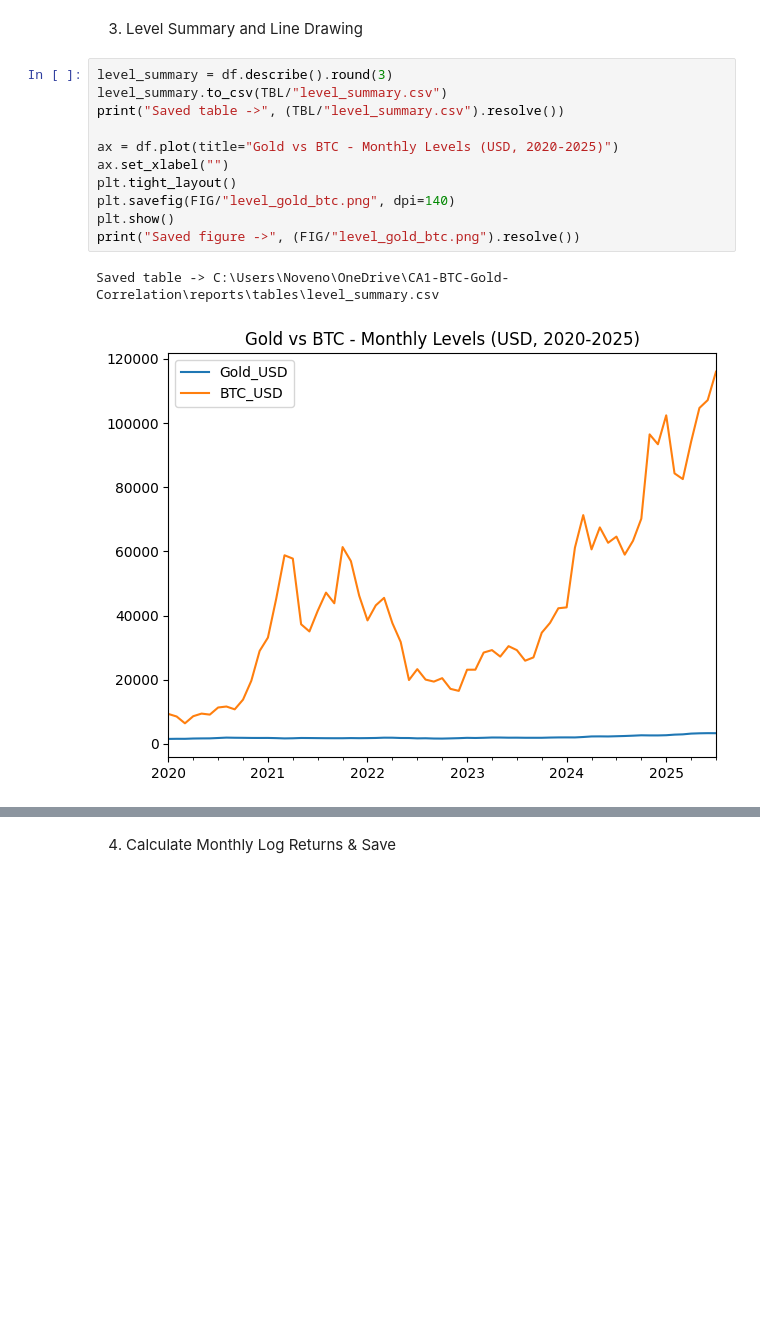
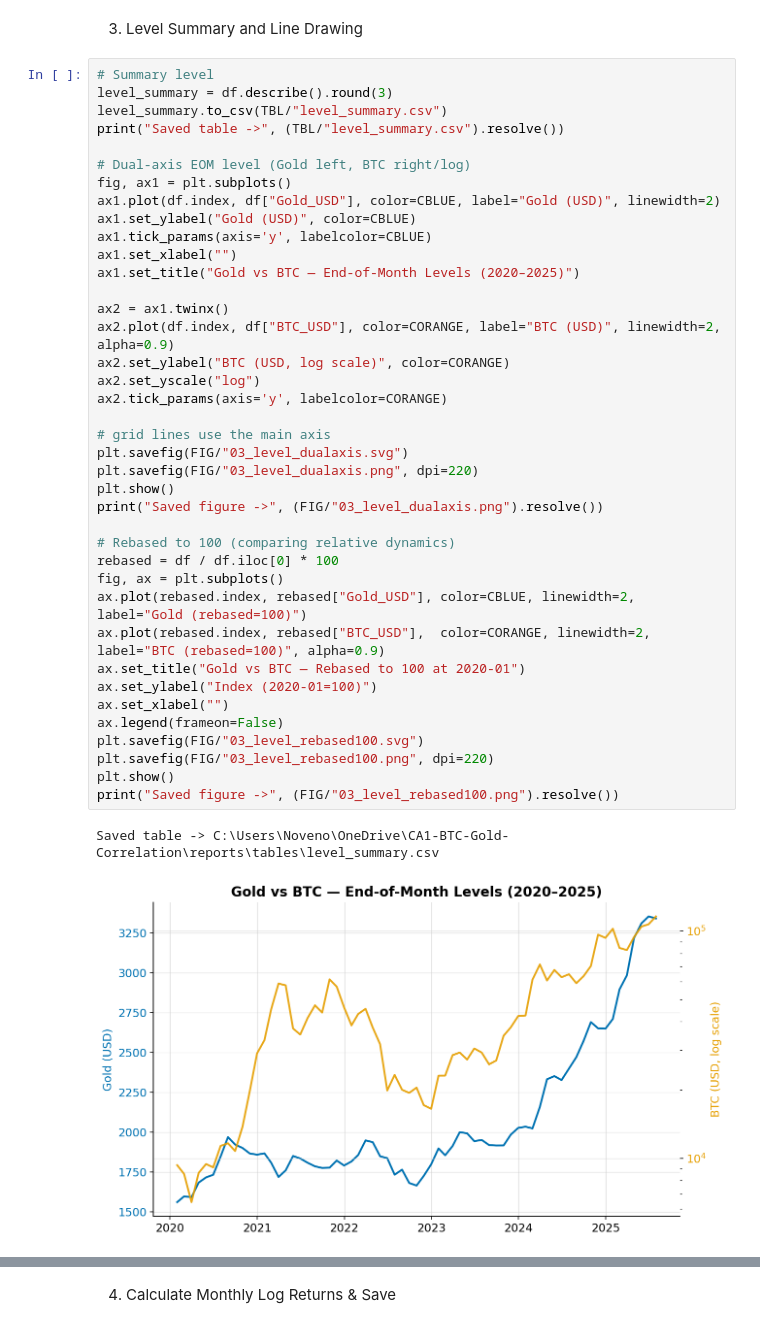
Before and after one commit to novenoandrewm/BTC-Gold-Correlation, a Jupyter notebook: notebooks/05_EDA.ipynb, the cells around one changed output, grey strips where cells are left out. Cells and saved outputs as stored; diff of their text form; blank space fills up the shorter version.

```diff
--- a/notebooks/05_EDA.ipynb
+++ b/notebooks/05_EDA.ipynb
@@ -29,16 +65,44 @@ Range: 2020-01-31 00:00:00 -> 2025-07-31 00:00:00
 # %% [markdown]
 3. Level Summary and Line Drawing
 # %%
+# Summary level
 level_summary = df.describe().round(3)
 level_summary.to_csv(TBL/"level_summary.csv")
 print("Saved table ->", (TBL/"level_summary.csv").resolve())
 
-ax = df.plot(title="Gold vs BTC - Monthly Levels (USD, 2020-2025)")
+# Dual-axis EOM level (Gold left, BTC right/log)
+fig, ax1 = plt.subplots()
+ax1.plot(df.index, df["Gold_USD"], color=CBLUE, label="Gold (USD)", linewidth=2)
+ax1.set_ylabel("Gold (USD)", color=CBLUE)
+ax1.tick_params(axis='y', labelcolor=CBLUE)
+ax1.set_xlabel("")
+ax1.set_title("Gold vs BTC — End-of-Month Levels (2020–2025)")
+
+ax2 = ax1.twinx()
+ax2.plot(df.index, df["BTC_USD"], color=CORANGE, label="BTC (USD)", linewidth=2, alpha=0.9)
+ax2.set_ylabel("BTC (USD, log scale)", color=CORANGE)
+ax2.set_yscale("log")
+ax2.tick_params(axis='y', labelcolor=CORANGE)
+
+# grid lines use the main axis
+plt.savefig(FIG/"03_level_dualaxis.svg")
+plt.savefig(FIG/"03_level_dualaxis.png", dpi=220)
+plt.show()
+print("Saved figure ->", (FIG/"03_level_dualaxis.png").resolve())
+
+# Rebased to 100 (comparing relative dynamics)
+rebased = df / df.iloc[0] * 100
+fig, ax = plt.subplots()
+ax.plot(rebased.index, rebased["Gold_USD"], color=CBLUE, linewidth=2, label="Gold (rebased=100)")
+ax.plot(rebased.index, rebased["BTC_USD"],  color=CORANGE, linewidth=2, label="BTC (rebased=100)", alpha=0.9)
+ax.set_title("Gold vs BTC — Rebased to 100 at 2020-01")
+ax.set_ylabel("Index (2020-01=100)")
 ax.set_xlabel("")
-plt.tight_layout()
-plt.savefig(FIG/"level_gold_btc.png", dpi=140)
+ax.legend(frameon=False)
+plt.savefig(FIG/"03_level_rebased100.svg")
+plt.savefig(FIG/"03_level_rebased100.png", dpi=220)
 plt.show()
-print("Saved figure ->", (FIG/"level_gold_btc.png").resolve())
+print("Saved figure ->", (FIG/"03_level_rebased100.png").resolve())
 # %% [output]
 Saved table -> C:\Users\Noveno\OneDrive\CA1-BTC-Gold-Correlation\reports\tables\level_summary.csv
-[figure, old version]
+[figure, new version]
```
Also changed, not shown: parts of 5 cells of this notebook, 42 other files.
